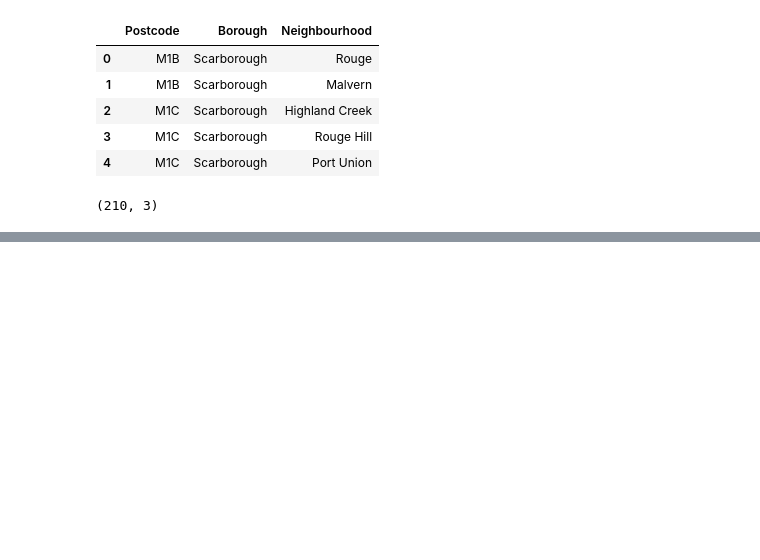
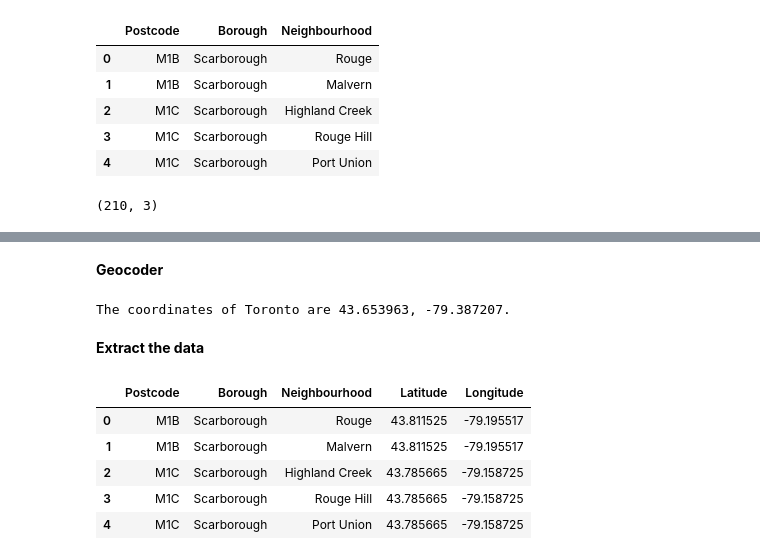
Before and after one commit to yesidays/coursera, a Jupyter notebook: IBM Data Science Specialization/Coursera_Capstone/segmenting_and_clustering-fase-1.ipynb, the cells around one changed output, grey strips where cells are left out. Saved outputs shown, nothing was run; the diff lists cells and outputs as text; code cells hidden in the pictures; blank space fills up the shorter version.

```diff
--- a/IBM Data Science Specialization/Coursera_Capstone/segmenting_and_clustering-fase-1.ipynb
+++ b/IBM Data Science Specialization/Coursera_Capstone/segmenting_and_clustering-fase-1.ipynb
@@ -37,0 +63,36 @@ df.shape
+# %% [markdown]
+**Geocoder**
+# %%
+address = 'Toronto, ON'
+
+geolocator = Nominatim(user_agent = "Toronto")
+location = geolocator.geocode(address)
+latitude = location.latitude
+longitude = location.longitude
+print('The coordinates of Toronto are {}, {}.'.format(latitude, longitude))
+# %% [output]
+The coordinates of Toronto are 43.653963, -79.387207.
+# %% [markdown]
+**Extract the data**
+# %%
+def get_lat_lng(postal_code):
+    lat_lng_coords = None
+    while(lat_lng_coords is None):
+        g = geocoder.arcgis('{}, Toronto, Ontario'.format(postal_code))
+        lat_lng_coords = g.latlng
+    return lat_lng_coords
+# %%
+postal_codes = df['Postcode']
+coords = [ get_lat_lng(postal_code) for postal_code in postal_codes.tolist() ]
+# %%
+coordinates = pd.DataFrame(coords, columns=['Latitude', 'Longitude'])
+df['Latitude'] = coordinates['Latitude']
+df['Longitude'] = coordinates['Longitude']
+df.head()
+# %% [output]
+|  | Postcode | Borough | Neighbourhood | Latitude | Longitude |
+| 0 | M1B | Scarborough | Rouge | 43.811525 | -79.195517 |
+| 1 | M1B | Scarborough | Malvern | 43.811525 | -79.195517 |
+| 2 | M1C | Scarborough | Highland Creek | 43.785665 | -79.158725 |
+| 3 | M1C | Scarborough | Rouge Hill | 43.785665 | -79.158725 |
+| 4 | M1C | Scarborough | Port Union | 43.785665 | -79.158725 |
```
Also changed, not shown: parts of 8 cells of this notebook.
